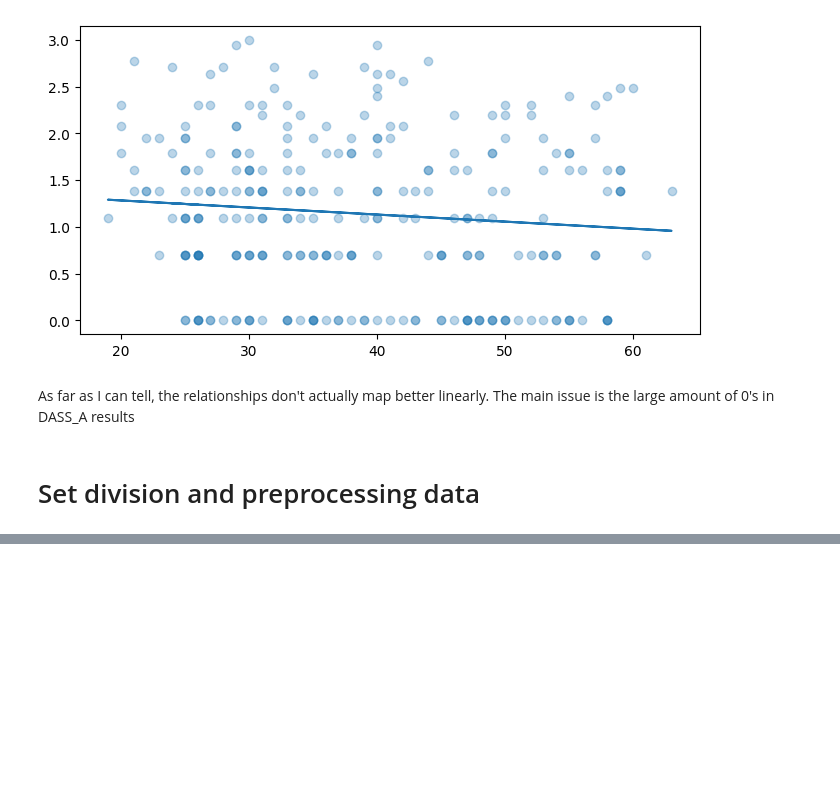
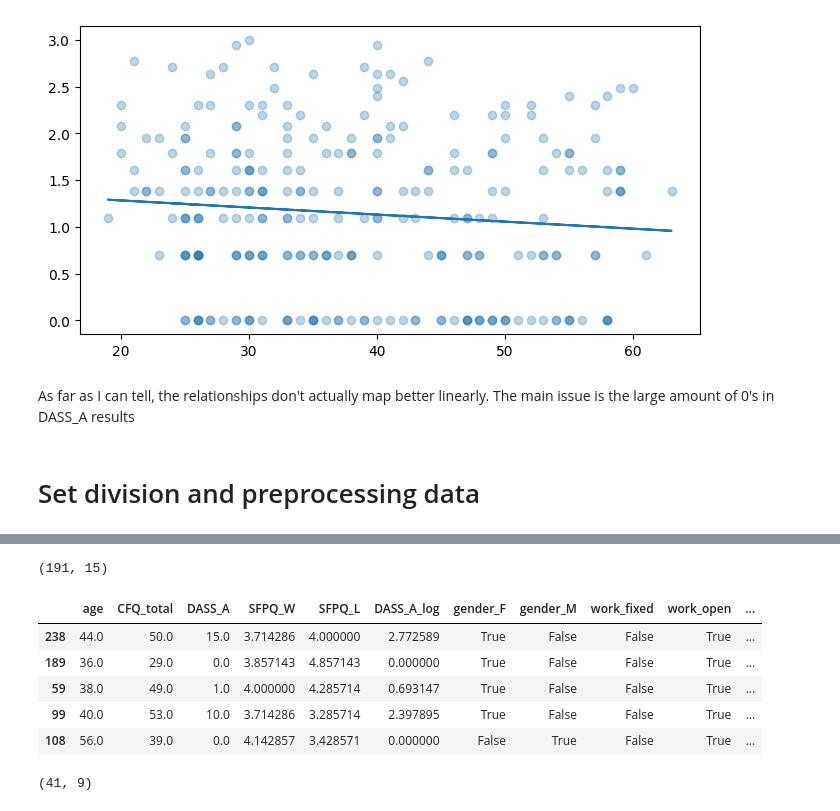
Before and after one commit to Mkranj/ML_predicting_anxiety, a Jupyter notebook: predicting_anxiety.ipynb, the cells around one changed output, grey strips where cells are left out. Cells and saved outputs as stored; diff of their text form; code cells hidden in the pictures; blank space fills up the shorter version.

```diff
--- a/predicting_anxiety.ipynb
+++ b/predicting_anxiety.ipynb
@@ -249,0 +283,18 @@ As far as I can tell, the relationships don't actually map better linearly. The
+# %%
+train_set, other = train_test_split(dummied_data, train_size = 0.7, random_state=1234)
+
+print(train_set.shape)
+train_set.head()
+# %% [output]
+(191, 15)
+|  | age | CFQ_total | DASS_A | SFPQ_W | SFPQ_L | DASS_A_log | gender_F | gender_M | work_fixed | work_open | ... |
+| 238 | 44.0 | 50.0 | 15.0 | 3.714286 | 4.000000 | 2.772589 | True | False | False | True | ... |
+| 189 | 36.0 | 29.0 | 0.0 | 3.857143 | 4.857143 | 0.000000 | True | False | False | True | ... |
+| 59 | 38.0 | 49.0 | 1.0 | 4.000000 | 4.285714 | 0.693147 | True | False | False | True | ... |
+| 99 | 40.0 | 53.0 | 10.0 | 3.714286 | 3.285714 | 2.397895 | True | False | False | True | ... |
+| 108 | 56.0 | 39.0 | 0.0 | 4.142857 | 3.428571 | 0.000000 | False | True | False | True | ... |
+# %%
+cv_set, test_set = train_test_split(other, train_size = 0.5, random_state=1234)
+cv_set.shape
+# %% [output]
+(41, 9)
```
Also changed, not shown: parts of 9 cells of this notebook.
